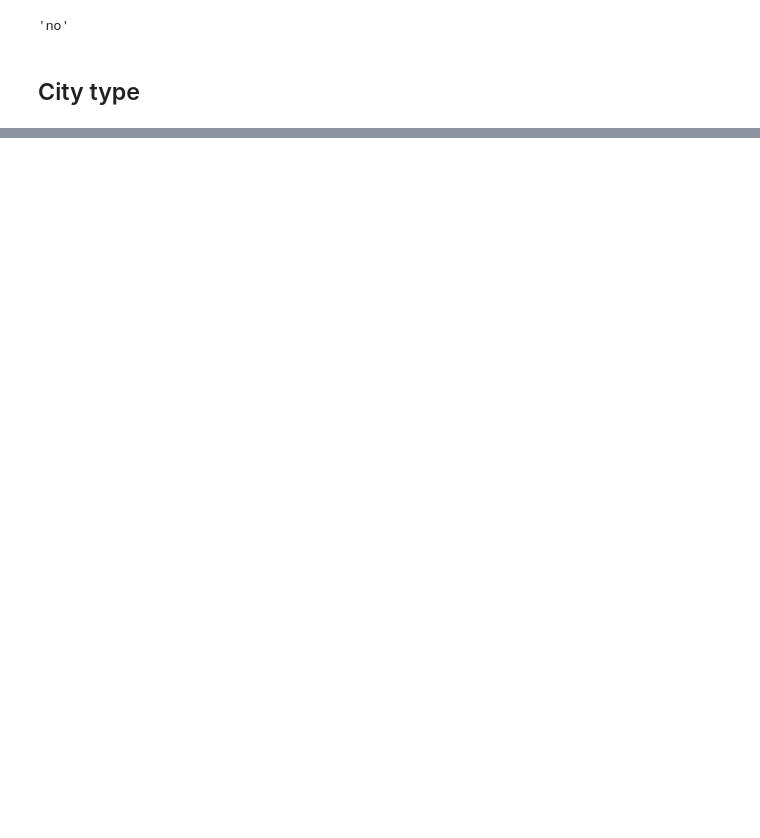
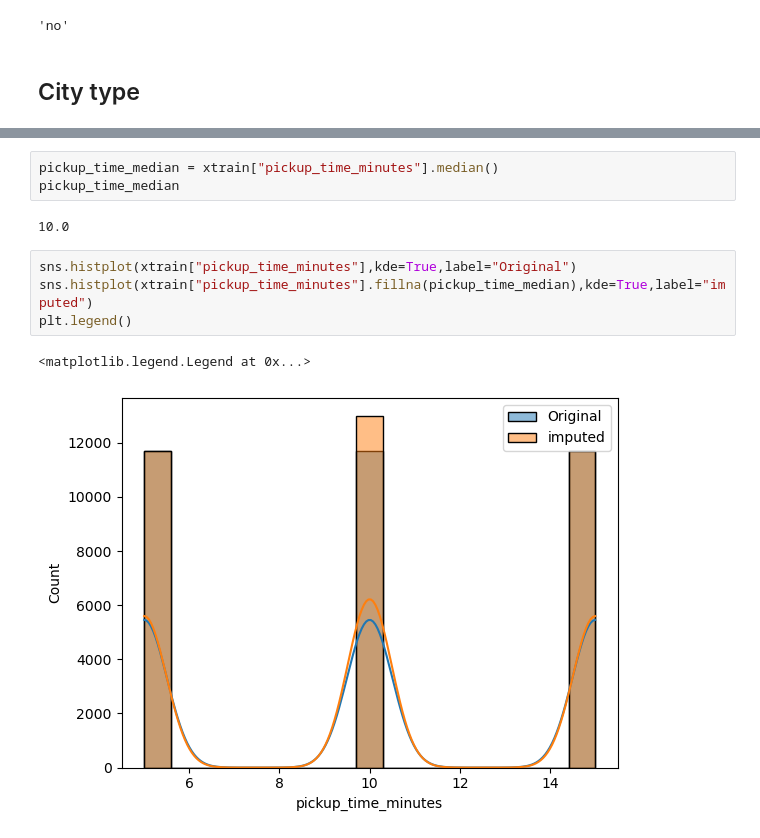
Before and after one commit to rabin20-04/delivery_time_prediction, a Jupyter notebook: notebooks/BaseLine_model.ipynb, the cells around one changed output, grey strips where cells are left out. Cells and saved outputs as stored; diff of their text form; blank space fills up the shorter version.

```diff
--- a/notebooks/BaseLine_model.ipynb
+++ b/notebooks/BaseLine_model.ipynb
@@ -658,0 +708,12 @@ festival_mode
+# %%
+pickup_time_median = xtrain["pickup_time_minutes"].median()
+pickup_time_median
+# %% [output]
+10.0
+# %%
+sns.histplot(xtrain["pickup_time_minutes"],kde=True,label="Original")
+sns.histplot(xtrain["pickup_time_minutes"].fillna(pickup_time_median),kde=True,label="imputed")
+plt.legend()
+# %% [output]
+<matplotlib.legend.Legend at 0x...>
+[figure, added]
```
Also changed, not shown: parts of 26 cells of this notebook.
